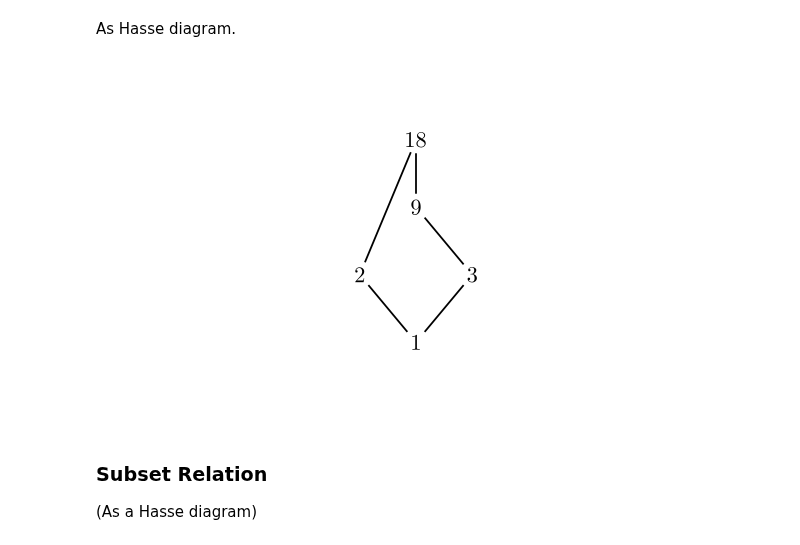
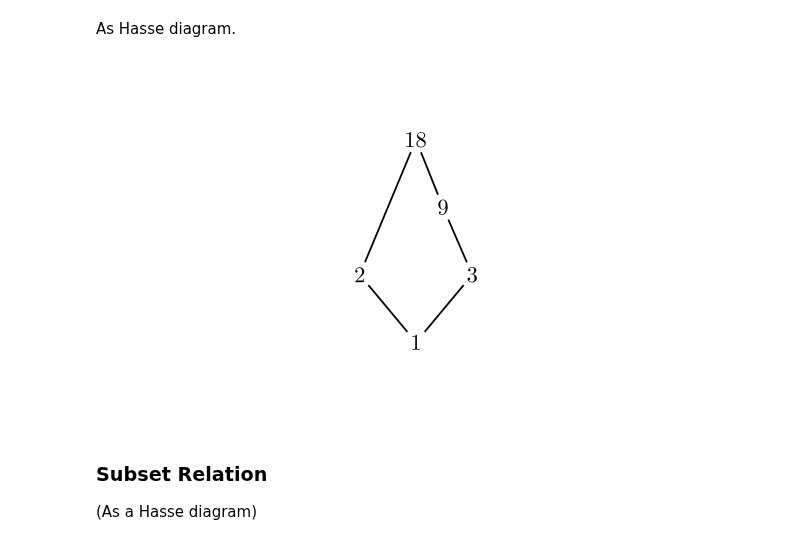
Before and after one commit to PhotonicGluon/NZQRC-Book, a Jupyter notebook: code/image_generation/notebooks/part-2/relations-2.ipynb, the cells around one changed output. Saved outputs shown, nothing was run; the diff lists cells and outputs as text; code cells hidden in the pictures.

```diff
--- a/code/image_generation/notebooks/part-2/relations-2.ipynb
+++ b/code/image_generation/notebooks/part-2/relations-2.ipynb
@@ -496,34 +496,37 @@ class HasseDiagram(Scene):
         #     for n in elements:
         #         if m != n and int(n) % int(m) == 0:
         #             relations.append((m, n))
         # print(relations)
         relations = [
             ('9', '18'),
             ('2', '18'),
             # ('1', '18'),
             # ('1', '9'),
             ('1', '2'),
             ('1', '3'),
             # ('3', '18'),
             ('3', '9')
         ]
 
         # Create the Hasse graph
         graph = HasseGraph(
             elements,
             relations,
             label_colour=BLACK,
             edge_config={
                 "stroke_color": BLACK
             },
             layout_config={
                 "scale_x": 2.5,
                 "scale_y": 0.75,
             }
         )
         self.add(graph)
+
+        # Shift the 9 slightly to make it look nicer
+        graph.shift_vertex("9", 0.6*RIGHT)
 # %% [output]
-[figure, old version]
+[figure, new version]
 # %% [markdown]
 ### Subset Relation
 (As a Hasse diagram)
```
Also changed, not shown: parts of 1 cell of this notebook, 2 other files.
